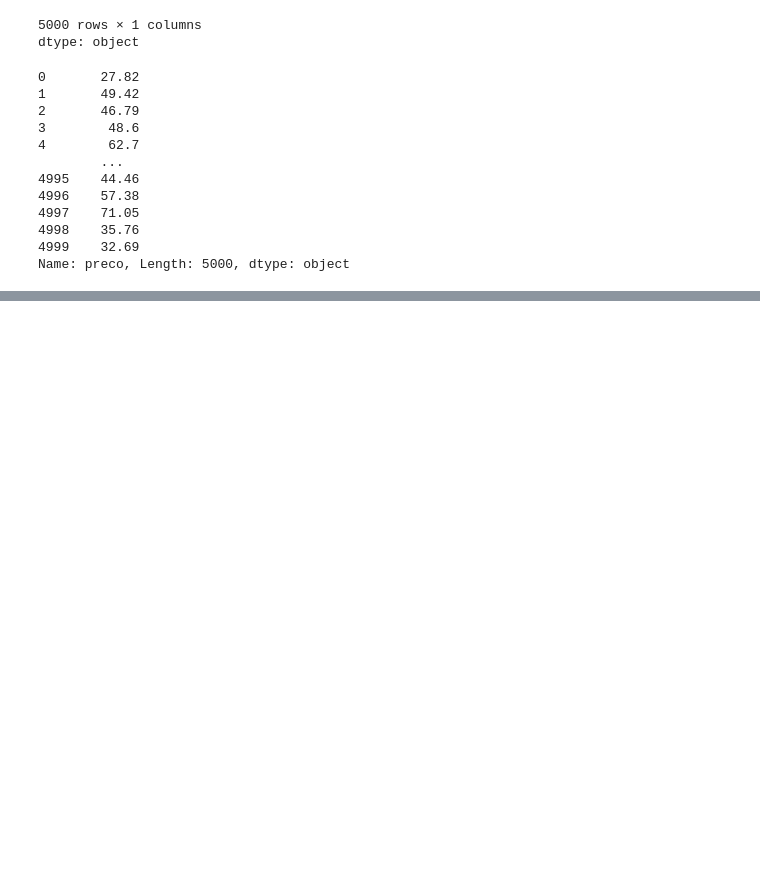
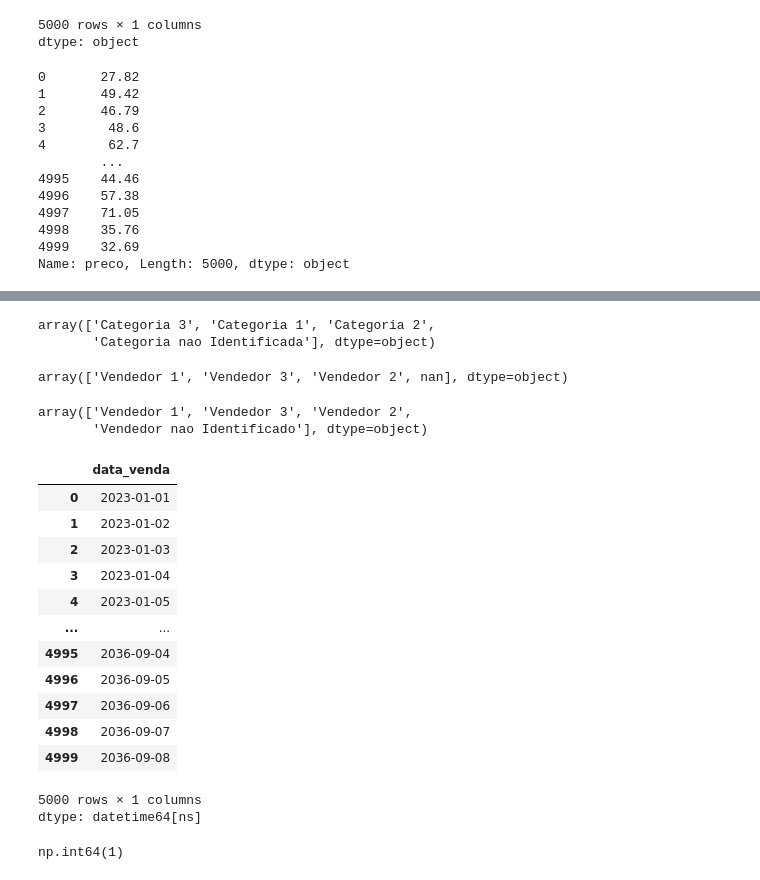
Before and after one commit to vamvieira/Aulas_Senai, a Jupyter notebook: AquisicaoDeDados.ipynb, the cells around one changed output, grey strips where cells are left out. Drawn from its saved outputs; the diff is of its cells as text; code cells hidden in the pictures; blank space fills up the shorter version.

```diff
--- a/AquisicaoDeDados.ipynb
+++ b/AquisicaoDeDados.ipynb
@@ -459,0 +513,38 @@ print(df_ficticias)
+# %%
+df_ficticias['categoria'].unique()
+# %% [output]
+array(['Categoria 3', 'Categoria 1', 'Categoria 2',
+       'Categoria nao Identificada'], dtype=object)
+# %%
+df_ficticias['vendedor'].unique()
+# %% [output]
+array(['Vendedor 1', 'Vendedor 3', 'Vendedor 2', nan], dtype=object)
+# %%
+df_ficticias['vendedor'].fillna('Vendedor nao Identificado', inplace=True)
+# %%
+df_ficticias['vendedor'].unique()
+# %% [output]
+array(['Vendedor 1', 'Vendedor 3', 'Vendedor 2',
+       'Vendedor nao Identificado'], dtype=object)
+# %%
+#Preenchendo Data Nula com data acima mais próxima
+df_ficticias['data_venda'].ffill()
+# %% [output]
+|  | data_venda |
+| 0 | 2023-01-01 |
+| 1 | 2023-01-02 |
+| 2 | 2023-01-03 |
+| 3 | 2023-01-04 |
+| 4 | 2023-01-05 |
+| ... | ... |
+| 4995 | 2036-09-04 |
+| 4996 | 2036-09-05 |
+| 4997 | 2036-09-06 |
+| 4998 | 2036-09-07 |
+| 4999 | 2036-09-08 |
+5000 rows × 1 columns
+dtype: datetime64[ns]
+# %%
+df_ficticias['data_venda'].isnull().sum()
+# %% [output]
+np.int64(1)
```
Also changed, not shown: parts of 16 cells of this notebook.
